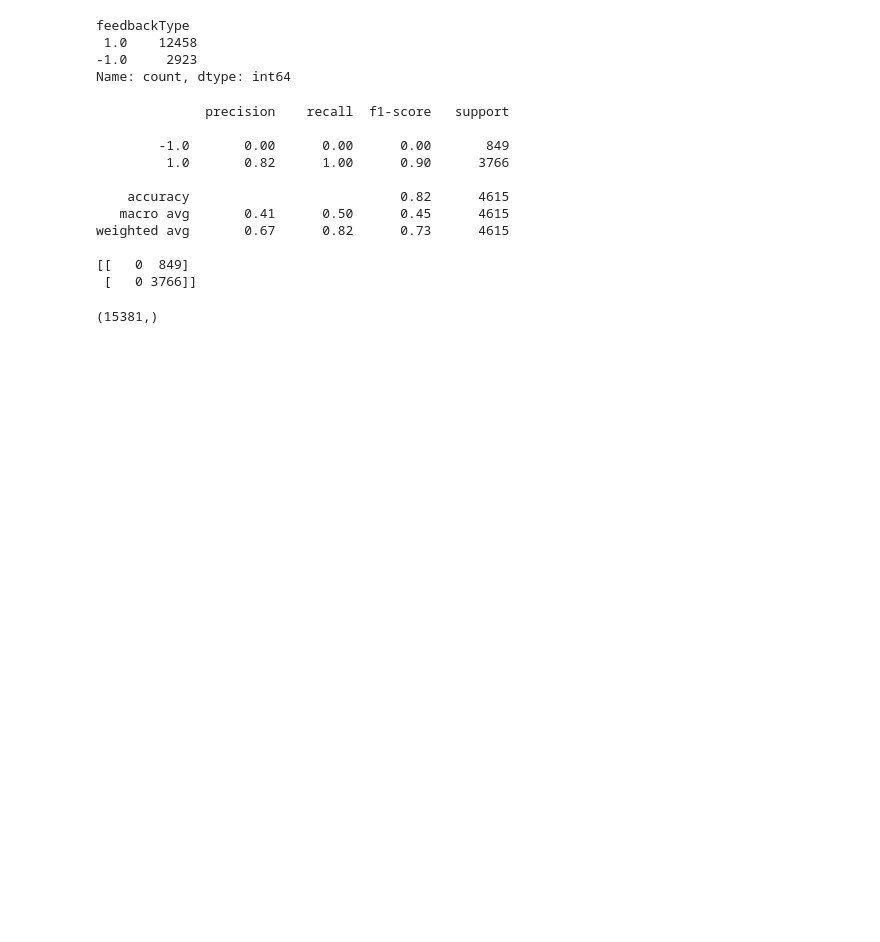
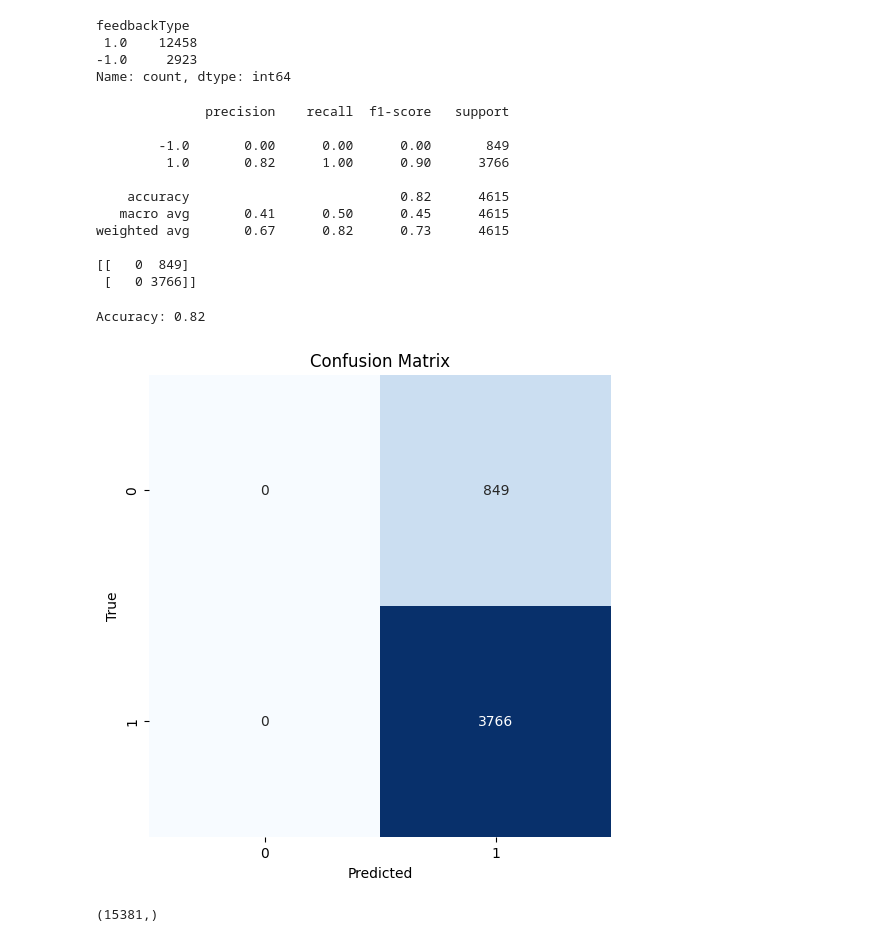
Before and after one commit to guillemcomerma/nma_cn_project, a Jupyter notebook: notebooks/multiple-session-analysis.ipynb, the cells around one changed output. Saved outputs shown, nothing was run; the diff lists cells and outputs as text; code cells hidden in the pictures; blank space fills up the shorter version.

```diff
--- a/notebooks/multiple-session-analysis.ipynb
+++ b/notebooks/multiple-session-analysis.ipynb
@@ -431,6 +431,24 @@ weighted avg       0.67      0.82      0.73      4615
 
 [[   0  849]
  [   0 3766]]
+# %%
+#Assume 'y_test' and 'y_pred' are already defined
+accuracy = accuracy_score(y_test, y_pred)
+conf_m = confusion_matrix(y_test, y_pred)
+
+#Display the accuracy
+print(f'Accuracy: {accuracy:.2f}')
+
+#Display the confusion matrix as a heatmap
+plt.figure(figsize=(6, 6))
+sns.heatmap(conf_m, annot=True, fmt="d", cmap="Blues", cbar=False, square=True)
+plt.xlabel("Predicted")
+plt.ylabel("True")
+plt.title("Confusion Matrix")
+plt.show()
+# %% [output]
+Accuracy: 0.82
+[figure, added]
 # %%
 all_trials_df['rewardVolume'].shape
 # %% [output]
```
Also changed, not shown: parts of 1 cell of this notebook.
